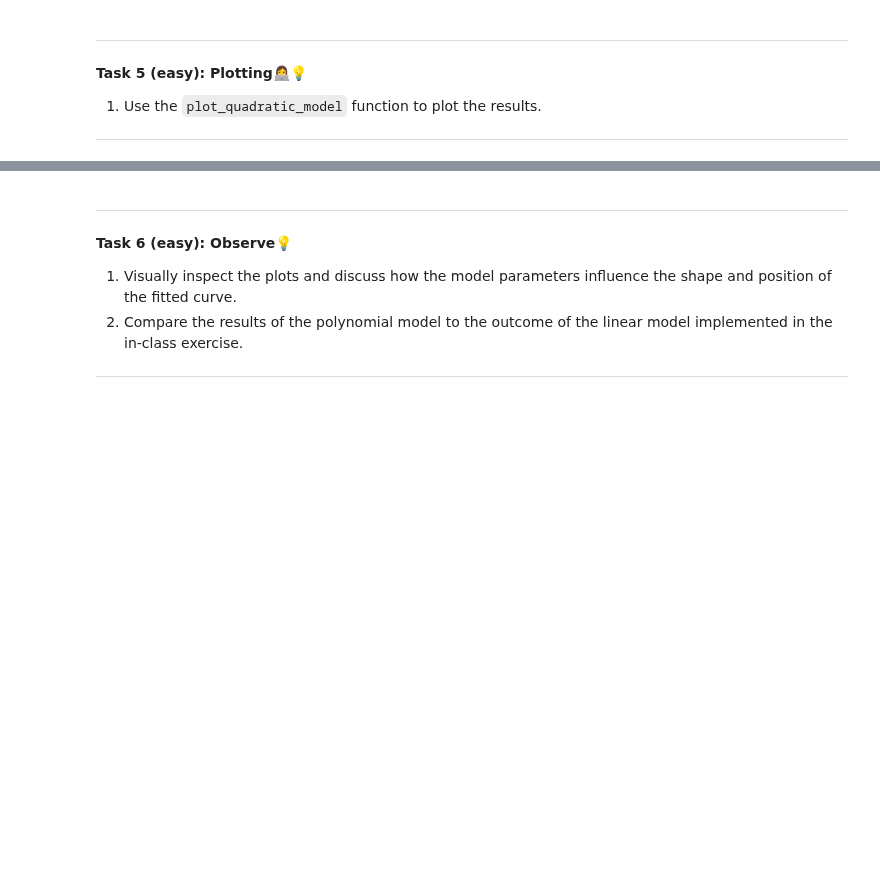
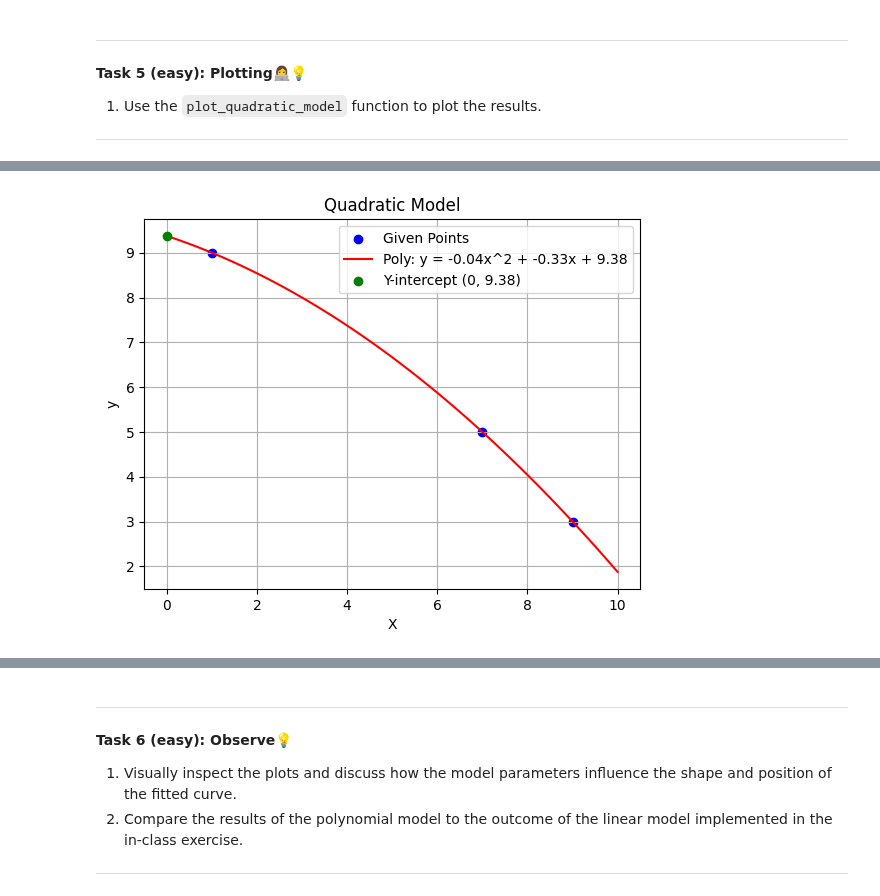
Before and after one commit to Mie-Jonasson/ComputerScienceMasters, a Jupyter notebook: IntroductionToMachineLearning/Exercises/W04/01-polynomials.ipynb, the cells around one changed output, grey strips where cells are left out. Drawn from its saved outputs; the diff is of its cells as text; code cells hidden in the pictures; blank space fills up the shorter version.

```diff
--- a/IntroductionToMachineLearning/Exercises/W04/01-polynomials.ipynb
+++ b/IntroductionToMachineLearning/Exercises/W04/01-polynomials.ipynb
@@ -112,8 +108,10 @@ def separate_inputs_labels(dataset):
     X_quadratic (3x1 numpy array): The input matrix.
     y_quadratic (1x3 numpy array): The labels vector.
     """
+    X_quadratic = dataset[ : , 0]
+    y_quadratic = dataset[ : , 1]
 
-    ...
+    #X_quadratic = np.array([np.ones(len(X_s)), X_s, X_s ** 2]).T
     return X_quadratic, y_quadratic
 
 # Applying the function to each quadratic dataset
@@ -125,0 +129,7 @@ print("y1_quadratic: \n", y1_quadratic)
+# %%
+d1 = processDataset(quadratic_dataset_1)
+d2 = processDataset(quadratic_dataset_2)
+d3 = processDataset(quadratic_dataset_3)
+
+print(d1.X_s)
+print(d1.y_s)
@@ -146,5 +168,9 @@ print("Design Matrix for Dataset 1:\n", X1_quadratic_design)
 
 
 ---
+# %%
+weights1_quadratic = d1.get_weights()
+weights2_quadratic = d2.get_weights()
+weights3_quadratic = d3.get_weights()
 # %%
 print("Model parameters for Model 1:", weights1_quadratic)
@@ -188,0 +219,4 @@ plot_quadratic_model(X1_quadratic, y1_quadratic, weights1_quadratic)
+# %%
+plot_quadratic_model(X2_quadratic, y2_quadratic, weights2_quadratic)
+# %% [output]
+[figure, added]
```
Also changed, not shown: parts of 19 cells of this notebook, 6 other files.
